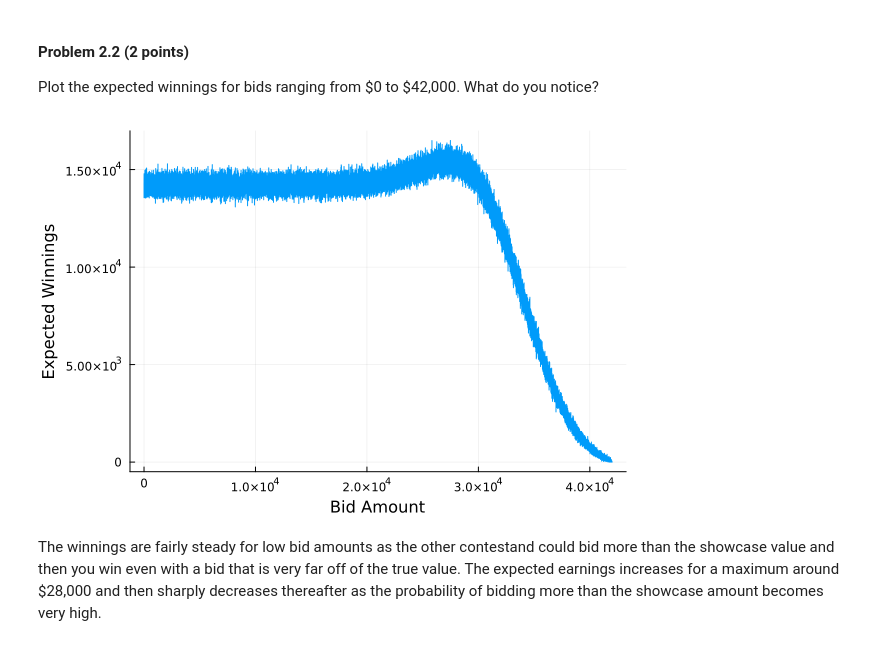
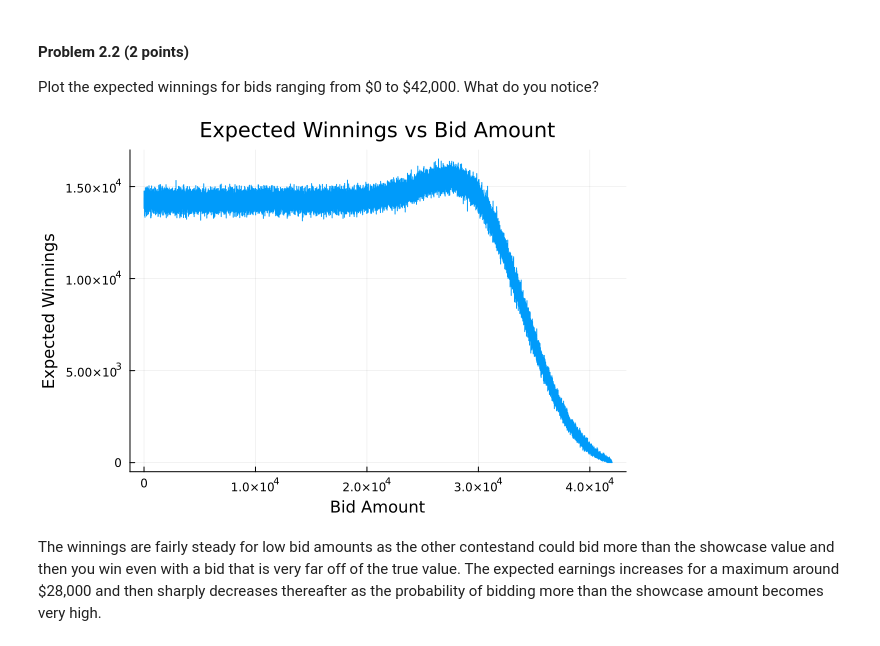
Before and after one commit to BEE4750-FA23/lab-02-jrmarcuse, a Jupyter notebook: lab02.ipynb, the cells around one changed output. Drawn from its saved outputs; the diff is of its cells as text; code cells hidden in the pictures.

```diff
--- a/lab02.ipynb
+++ b/lab02.ipynb
@@ -352,11 +352,11 @@ do you notice?
 # %%
 using Plots
 #make a vector of the expected win value based on bid value
 expected_win = [showcase(i) for i in 0:42000]
 
-plot(expected_win,xlabel="Bid Amount",ylabel="Expected Winnings",legend=false)
+plot(expected_win,xlabel="Bid Amount",ylabel="Expected Winnings",title="Expected Winnings vs Bid Amount",legend=false)
 # %% [output]
-[figure, old version]
+[figure, new version]
 # %% [markdown]
 The winnings are fairly steady for low bid amounts as the other contestand could bid more than the showcase value and then you win even with a bid that is very far off of the true value. The expected earnings increases for a maximum around $28,000 and then sharply decreases thereafter as the probability of bidding more than the showcase amount becomes very high.
 # %% [markdown]
```
Also changed, not shown: parts of 4 cells of this notebook.
